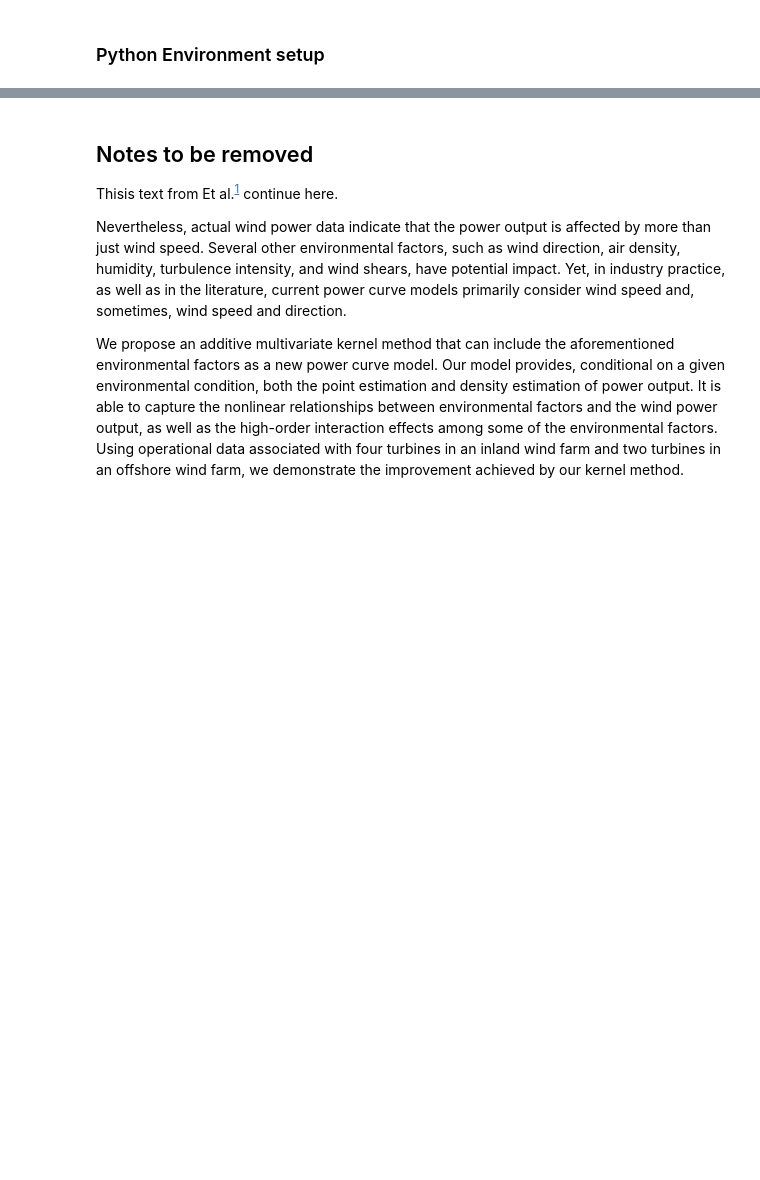
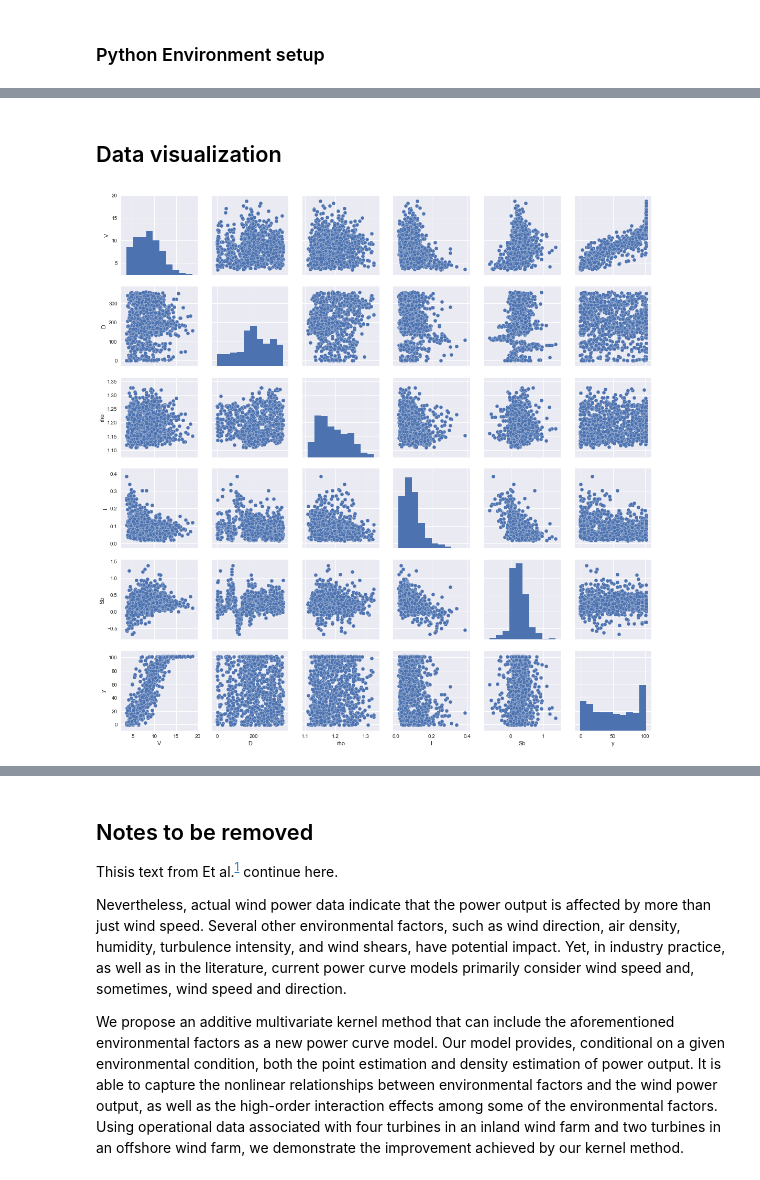
Before and after one commit to emerrf/PCEDL, a Jupyter notebook: report.ipynb, the cells around one changed output, grey strips where cells are left out. Drawn from its saved outputs; the diff is of its cells as text; code cells hidden in the pictures; blank space fills up the shorter version.

Commit message:
working on visualization

```diff
--- a/report.ipynb
+++ b/report.ipynb
@@ -31,3 +31,8 @@ from keras import regularizers
 from keras.callbacks import EarlyStopping, ModelCheckpoint
 
 os.environ['CUDA_VISIBLE_DEVICES'] = '-1'  # Disable Tensorflow GPU
+
+# Logging
+logger = logging.getLogger(__name__)
+logger.setLevel(logging.INFO)
+pd.set_option('display.width', 1000)
@@ -67,0 +114,3 @@ Matching on: V, D, rho, I, Sb
+# %%
+wt_data = get_dataset("windpw")
+wt_data.describe()
@@ -67,0 +127,10 @@ Matching on: V, D, rho, I, Sb
+# %% [markdown]
+## Data visualization
+# %%
+    # Data Visualisation
+    import seaborn as sns
+    sns.set()
+    # g = sns.lmplot(x="V", y="y", hue="WT", data=J53_data)
+    g = sns.pairplot(wt_data)
+# %% [output]
+[figure, added]
```
Also changed, not shown: parts of 7 cells of this notebook.
